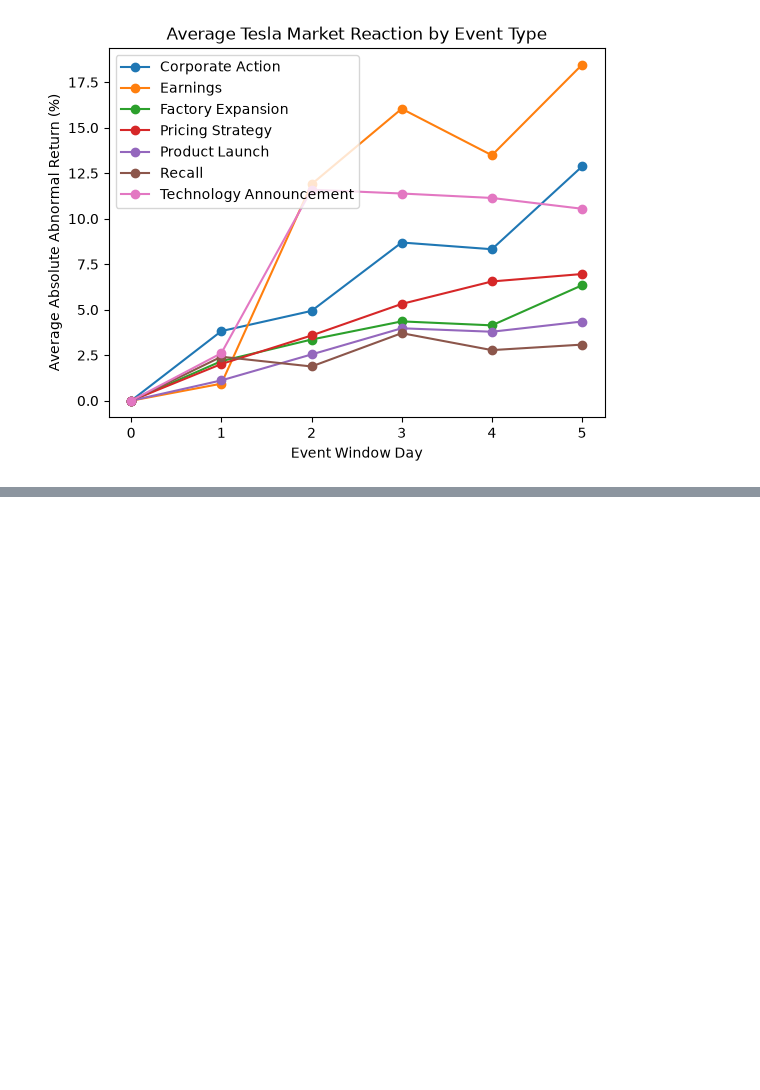
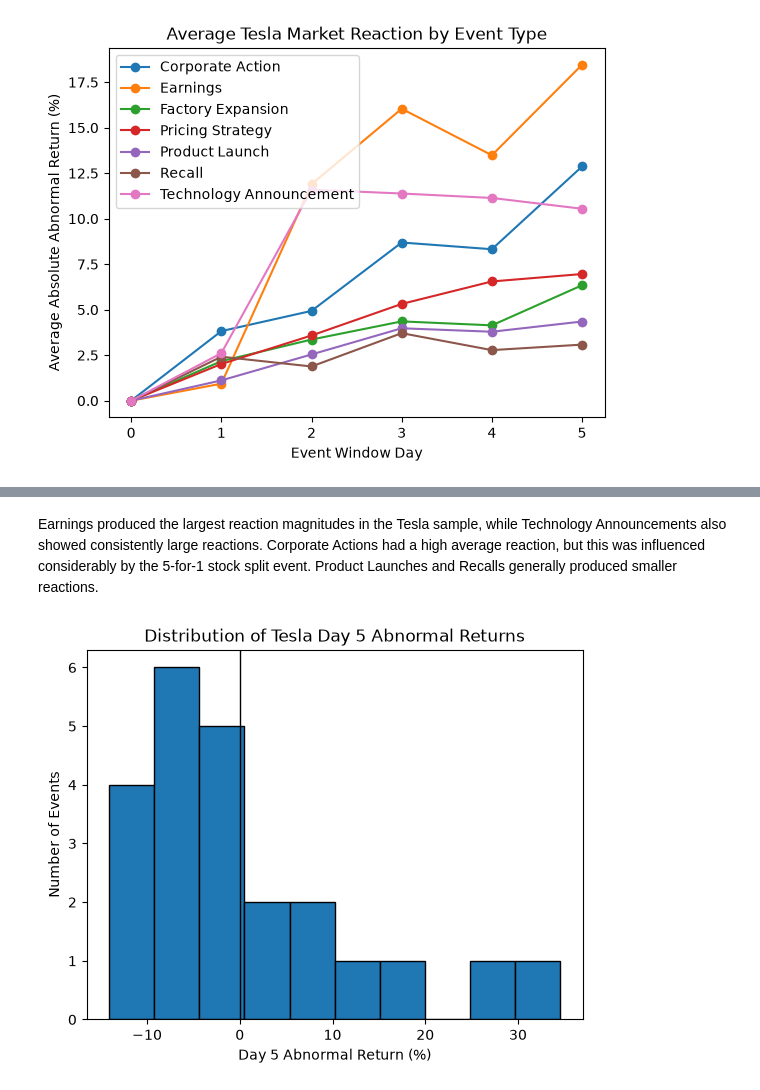
Before and after one commit to Adinolevinson/market-impact-analysis, a Jupyter notebook: notebooks/03_EDA.ipynb, the cells around one changed output, grey strips where cells are left out. Cells and saved outputs as stored; diff of their text form; code cells hidden in the pictures; blank space fills up the shorter version.

```diff
--- a/notebooks/03_EDA.ipynb
+++ b/notebooks/03_EDA.ipynb
@@ -200,0 +255,18 @@ plt.show()
+# %% [markdown]
+Earnings produced the largest reaction magnitudes in the Tesla sample, while Technology Announcements also showed consistently large reactions. Corporate Actions had a high average reaction, but this was influenced considerably by the 5-for-1 stock split event. Product Launches and Recalls generally produced smaller reactions.
+# %%
+plt.hist(
+    event_summary["abnormal_return"],
+    bins=10,
+    edgecolor="black"
+)
+
+plt.xlabel("Day 5 Abnormal Return (%)")
+plt.ylabel("Number of Events")
+plt.title("Distribution of Tesla Day 5 Abnormal Returns")
+
+plt.axvline(0, color="black", linewidth=1)
+
+plt.show()
+# %% [output]
+[figure, added]
```
Also changed, not shown: parts of 11 cells of this notebook, 8 other files.
